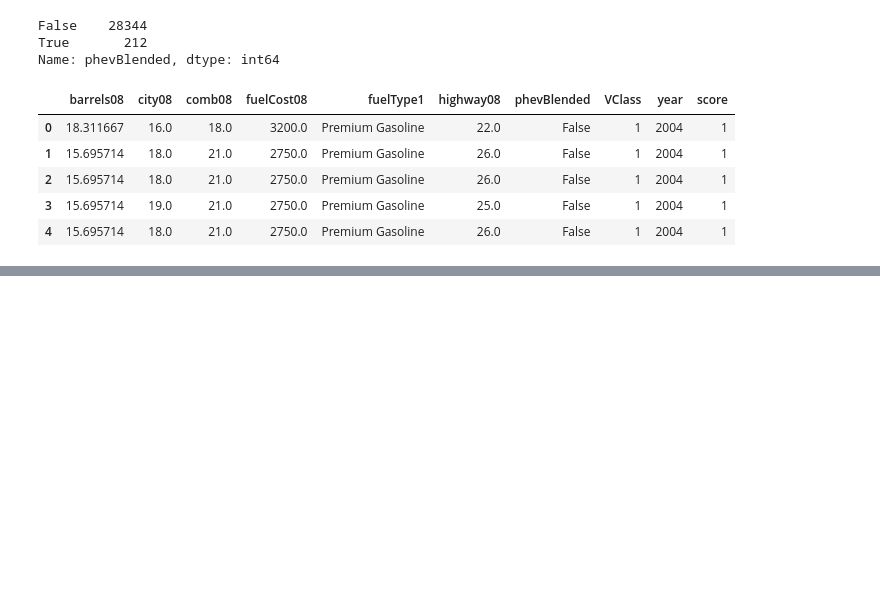
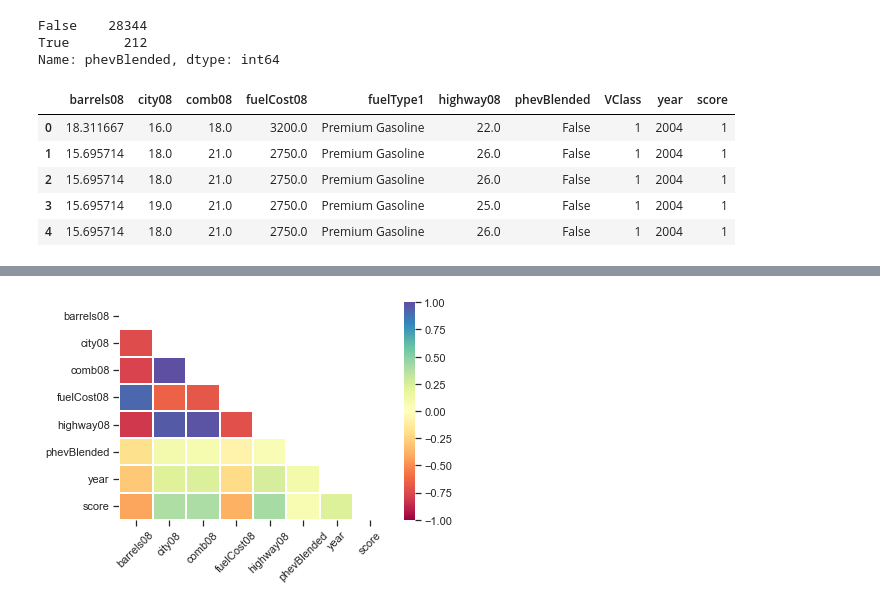
Before and after one commit to montimaj/ist5520-fs21-g4-mlproj, a Jupyter notebook: Project_Data_Analysis_IST5520_FS21_g4.ipynb, the cells around one changed output, grey strips where cells are left out. Drawn from its saved outputs; the diff is of its cells as text; code cells hidden in the pictures; blank space fills up the shorter version.

```diff
--- a/Project_Data_Analysis_IST5520_FS21_g4.ipynb
+++ b/Project_Data_Analysis_IST5520_FS21_g4.ipynb
@@ -412,0 +417,5 @@ ve_df.head()
+# %%
+ve_df = pd.read_csv('Data/VE_Transformed.csv')
+ve_df.VClass = ve_df.VClass.astype(str)
+ve_df.phevBlended = ve_df.phevBlended.astype(bool)
+ve_df.head()
@@ -424,0 +478,14 @@ ve_df.head()
+# %%
+# Correlation heatmap
+
+ve_corr = ve_df.corr()
+mask = np.zeros_like(ve_corr)
+mask[np.triu_indices_from(mask)] = True
+sns.heatmap(ve_corr, cmap='Spectral', vmax=1.0, vmin=-1.0 , mask = mask, linewidths=2)
+
+plt.yticks(rotation=0)
+plt.xticks(rotation=45)
+
+plt.savefig('correlation_heatmap.png', dpi=600, bbox_inches='tight')
+# %% [output]
+[figure, added]
```
Also changed, not shown: parts of 34 cells of this notebook, 2 other files.
